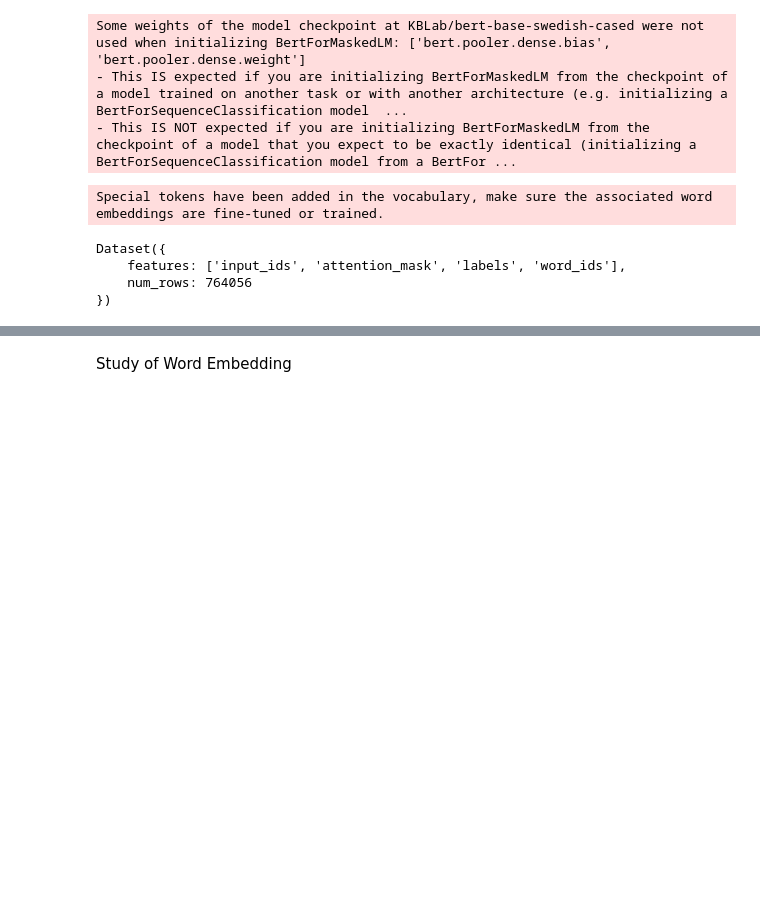
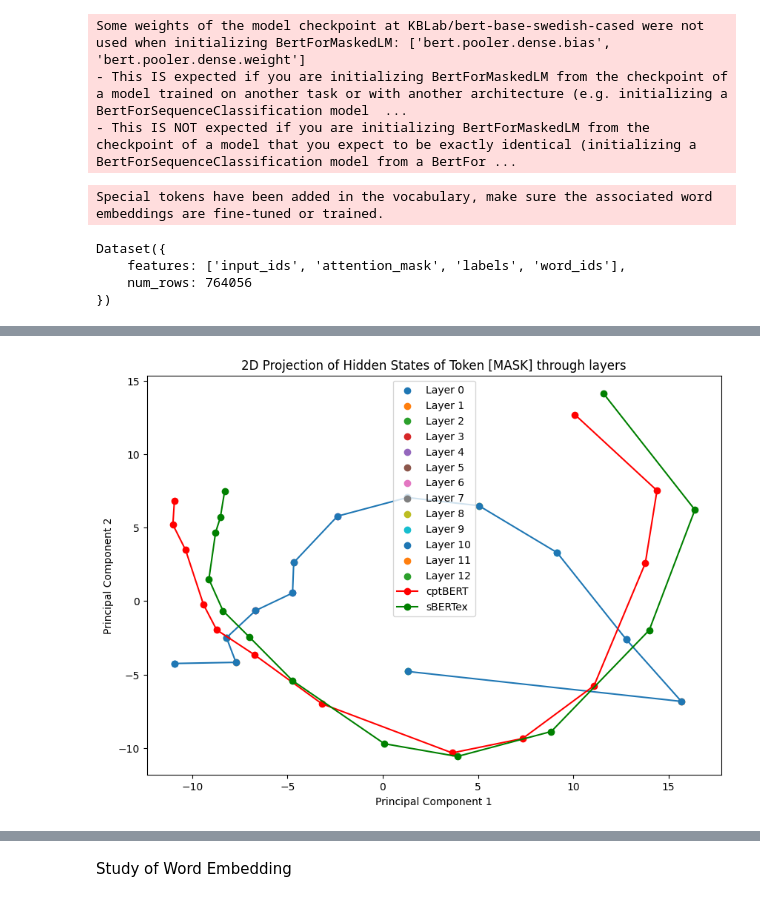
Before and after one commit to swerik-project/pretraining_plm, a Jupyter notebook: comprehension_model.ipynb, the cells around one changed output, grey strips where cells are left out. Saved outputs shown, nothing was run; the diff lists cells and outputs as text; code cells hidden in the pictures; blank space fills up the shorter version.

```diff
--- a/comprehension_model.ipynb
+++ b/comprehension_model.ipynb
@@ -59,6 +59,17 @@ tokenizer =preprocessing.create_tokenizer(model_checkpoint)
 exbert_tokenizer = AutoTokenizer.from_pretrained("exbert_tokenizer")
 # %% [output]
 Special tokens have been added in the vocabulary, make sure the associated word embeddings are fine-tuned or trained.
+# %%
+from transformers import PreTrainedTokenizerFast
+
+swerick_tokenizer= PreTrainedTokenizerFast(
+    tokenizer_file="/home/laurinemeier/swerick/alvis_project/pretraining_from_scratch/tokenizer_swerick.json",
+    unk_token="[UNK]",
+    pad_token="[PAD]",
+    cls_token="[CLS]",
+    sep_token="[SEP]",
+    mask_token="[MASK]"
+)
 # %%
 with open("lm_dataset.pkl","rb") as f:
     lm_datasets= pickle.load(f)
@@ -112,7 +123,7 @@ valid_dataloader=preprocessing.create_dataloader(valid_dataset,batch_size,defaul
 model_hugging_face = AutoModelForMaskedLM.from_pretrained("finetuning_hugging_whitespace_bis-finetuned-imdb/checkpoint-2175500")
 model_hugging_face=model_hugging_face.to(device)
 # %%
-model_exbert = AutoModelForMaskedLM.from_pretrained("exbert-finetuned-imdb/checkpoint-3753480")
+model_exbert = AutoModelForMaskedLM.from_pretrained("exbert-finetuned-imdb/checkpoint-3995640")
 model_exbert=model_exbert.to(device)
 # %%
 import transformers
@@ -187,3 +217,70 @@ for j in range(13):
     plot_pca_hidden_state(hidden_states[j],tokens,j)
     print("kb")
     plot_pca_hidden_state(hidden_states_kb[j],tokens,j)
+# %%
+#PCA hidden states
+from sklearn.decomposition import PCA
+from mpl_toolkits.mplot3d import Axes3D
+text = "Herr [MASK] von Ehrenheim : Anledningen till den framställning "
+inputs = tokenizer(text, return_tensors='pt').to(device)
+input_eb=exbert_tokenizer(text,return_tensors='pt').to(device)
+input_spa = swerick_tokenizer(text,return_tensors='pt').to(device)
+
+outputs = model_kb(**inputs,output_hidden_states=True)
+outputs_hugging = model_hugging_face(**inputs,output_hidden_states=True)
+output_eb=model_exbert(**input_eb,output_hidden_states=True)
+output_spa=mosaicBert(**input_spa,output_hidden_states=True)
+print(output_spa)
+all_hidden_states = outputs.hidden_states
+all_hidden_states_cpt = outputs_hugging.hidden_states
+all_hidden_states_eb = output_eb.hidden_states
+all_hidden_states_spa = output_spa.hidden_states
+
+index=2
+token_hidden_states = [layer_hidden_states[0, index].detach().cpu().numpy() for layer_hidden_states in all_hidden_states]
+token_hidden_states_cpt = [layer_hidden_states[0, index].detach().cpu().numpy() for layer_hidden_states in all_hidden_states_cpt]
+token_hidden_states_eb = [layer_hidden_states[0, index].detach().cpu().numpy() for layer_hidden_states in all_hidden_states_eb]
+#token_hidden_states_spa = [layer_hidden_states[0, index].detach().cpu().numpy() for layer_hidden_states in all_hidden_states_spa]
+
+pca_2d = PCA(n_components=2)
+token_hidden_states_2d = pca_2d.fit_transform(token_hidden_states)
+token_hidden_states_cpt_2d = pca_2d.fit_transform(token_hidden_states_cpt)
+token_hidden_states_eb_2d = pca_2d.fit_transform(token_hidden_states_eb)
+#token_hidden_states_spa_2d = pca_2d.fit_transform(token_hidden_states_spa)
+
+pca_3d = PCA(n_components=3)
+token_hidden_states_3d = pca_3d.fit_transform(token_hidden_states)
+token_hidden_states_cpt_3d = pca_3d.fit_transform(token_hidden_states_cpt)
+token_hidden_states_eb_3d = pca_3d.fit_transform(token_hidden_states_eb)
+#token_hidden_states_spa_3d = pca_3d.fit_transform(token_hidden_states_spa)
+
+plt.figure(figsize=(10, 7))
+for i in range(len(token_hidden_states_2d)):
+    plt.scatter(token_hidden_states_2d[i, 0], token_hidden_states_2d[i, 1], label=f'Layer {i}')
+
+plt.plot(token_hidden_states_2d[:, 0], token_hidden_states_2d[:, 1], linestyle='-', marker='o')
+plt.plot(token_hidden_states_cpt_2d[:, 0], token_hidden_states_cpt_2d[:, 1], linestyle='-', marker='o',color='red',label='cptBERT')
+plt.plot(token_hidden_states_eb_2d[:, 0], token_hidden_states_eb_2d[:, 1], linestyle='-', marker='o',color='green',label='sBERTex')
+#plt.plot(token_hidden_states_spa_2d[:, 0], token_hidden_states_spa_2d[:, 1], linestyle='-', marker='o',color='black',label='sparBERT')
+plt.title(f'2D Projection of Hidden States of Token {tokenizer.decode(inputs["input_ids"][0][index])} through layers')
+plt.xlabel('Principal Component 1')
+plt.ylabel('Principal Component 2')
+plt.legend()
+plt.show()
+
+# Visualisation en 3D
+fig = plt.figure(figsize=(10, 7))
+ax = fig.add_subplot(111, projection='3d')
+for i in range(len(token_hidden_states_3d)):
+    ax.scatter(token_hidden_states_3d[i, 0], token_hidden_states_3d[i, 1], token_hidden_states_3d[i, 2], label=f'Layer {i}')
+ax.plot(token_hidden_states_3d[:, 0], token_hidden_states_3d[:, 1], token_hidden_states_3d[:, 2], linestyle='-', marker='o')
+ax.plot(token_hidden_states_cpt_3d[:, 0], token_hidden_states_cpt_3d[:, 1], token_hidden_states_cpt_3d[:, 2], linestyle='-', marker='o',color='red',label='cptBERT')
+ax.plot(token_hidden_states_eb_3d[:, 0], token_hidden_states_eb_3d[:, 1], token_hidden_states_eb_3d[:, 2], linestyle='-', marker='o',color='green',label='sBERTex')
+#ax.plot(token_hidden_states_spa_3d[:, 0], token_hidden_states_spa_3d[:, 1], token_hidden_states_spa_3d[:, 2], linestyle='-', marker='o',color='black',label='sparBERT')
+ax.set_title(f'3D Projection of Hidden States of Token {tokenizer.decode(inputs["input_ids"][0][index])} through layer')
+ax.set_xlabel('Principal Component 1')
+ax.set_ylabel('Principal Component 2')
+ax.set_zlabel('Principal Component 3')
+ax.legend()
+plt.show()
+# %% [output]
@@ -189,0 +295 @@ for j in range(13):
+[figure, added]
```
Also changed, not shown: parts of 9 cells of this notebook, 2 other files.
